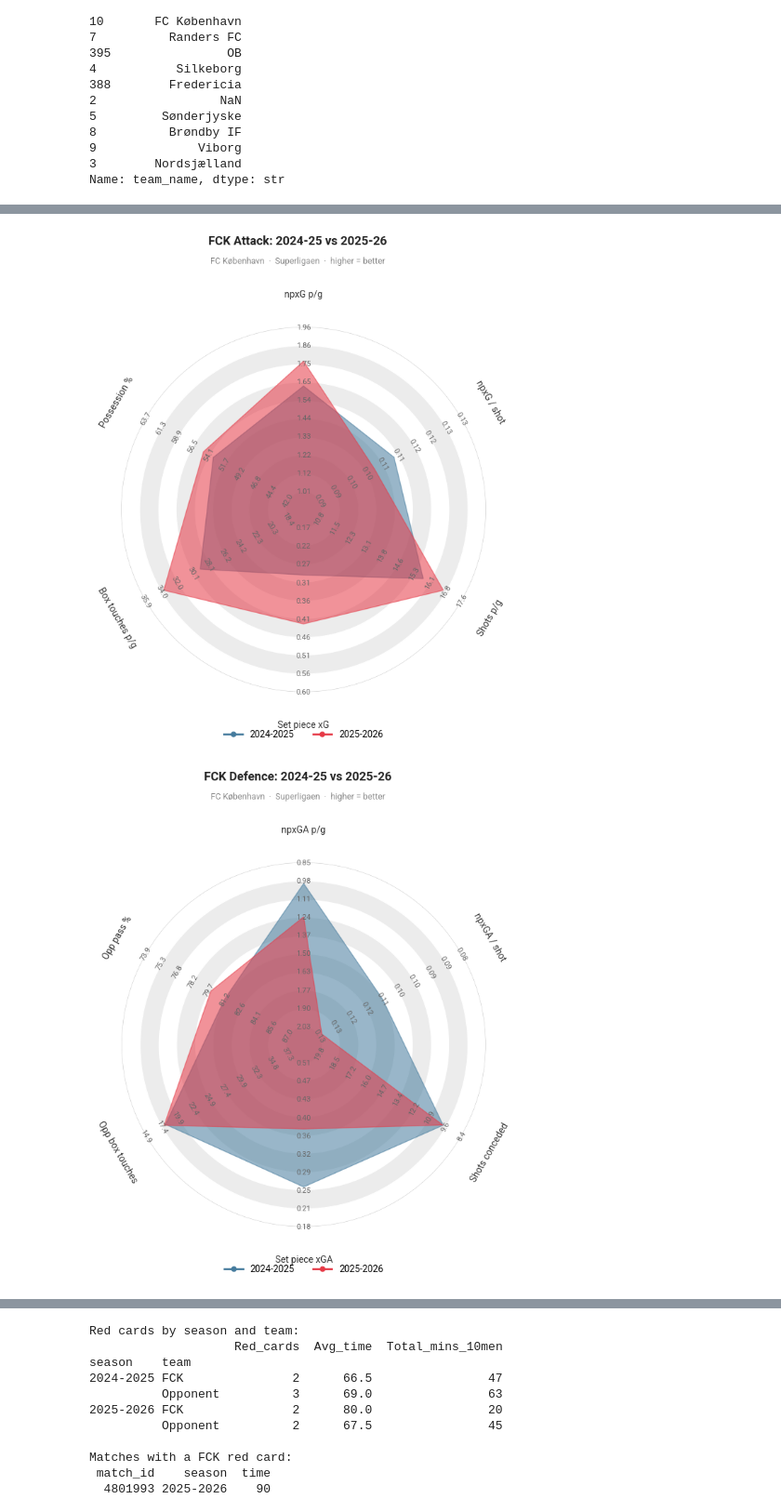
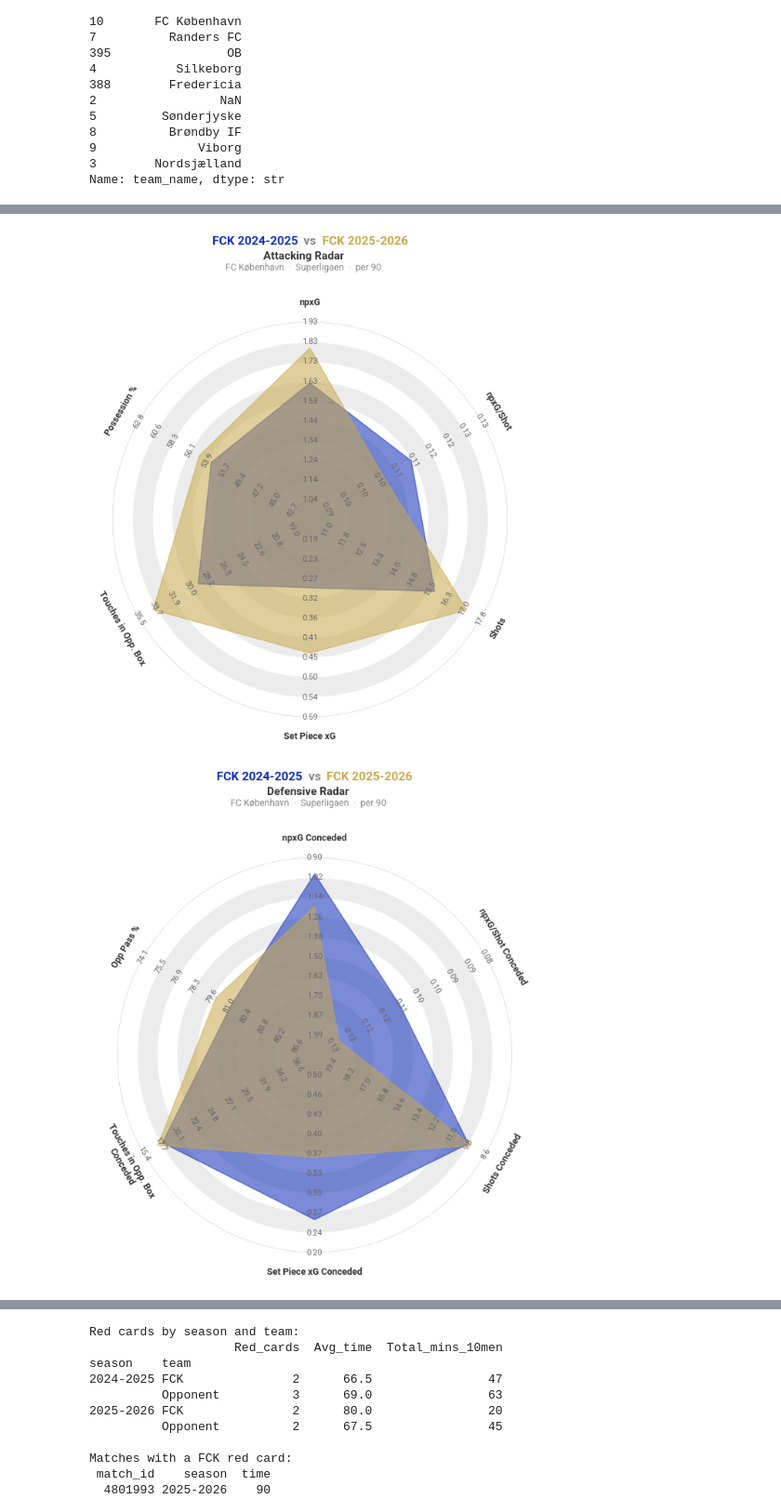
Before and after one commit to louis-porter/algobetting, a Jupyter notebook: analysis/fck_fall/fck_analysis.ipynb, the cells around one changed output, grey strips where cells are left out. Shown at 93% size. Saved outputs shown, nothing was run; the diff lists cells and outputs as text; code cells hidden in the pictures.

```diff
--- a/analysis/fck_fall/fck_analysis.ipynb
+++ b/analysis/fck_fall/fck_analysis.ipynb
@@ -292,6 +292,30 @@ pens = pd.read_sql("""
       AND (home_team = 8391 OR away_team = 8391)
 """, conn)
 
+# Total xG for FCK (including penalties)
+xg_fck = pd.read_sql("""
+    SELECT match_id,
+           SUM(expectedGoals) AS xg_for
+    FROM shots
+    WHERE league_id = 'Superligaen'
+      AND teamId = 8391
+    GROUP BY match_id
+""", conn)
+
+# Total xG against FCK (including penalties)
+xg_opp = pd.read_sql("""
+    SELECT match_id,
+           SUM(expectedGoals) AS xg_against
+    FROM shots
+    WHERE league_id = 'Superligaen'
+      AND teamId != 8391
+      AND match_id IN (
+            SELECT DISTINCT match_id FROM shots
+            WHERE teamId = 8391 AND league_id = 'Superligaen'
+          )
+    GROUP BY match_id
+""", conn)
+
 conn.close()
 
 # Coerce text columns
@@ -303,9 +327,12 @@ df = (npshots_fck
       .merge(npshots_opp, on='match_id', how='left')
       .merge(goals,       on='match_id', how='left')
       .merge(ms,          on='match_id', how='left')
-      .merge(pens,        on='match_id', how='left'))
+      .merge(pens,        on='match_id', how='left')
+      .merge(xg_fck,      on='match_id', how='left')
+      .merge(xg_opp,      on='match_id', how='left'))
 
 # ── Derived metrics ───────────────────────────────────────────────────────────
+df['xgd']                  = df['xg_for']        - df['xg_against']
 df['npxgd']                = df['npxg_for']      - df['npxg_against']
 df['goals_minus_npxg']     = df['goals_for']     - df['npxg_for']
 df['ga_minus_npxga']       = df['goals_against'] - df['npxg_against']
@@ -319,6 +346,9 @@ df['goals_minus_psxg_ag']  = df['goals_against'] - df['psxg_against']
 # ── Season averages ───────────────────────────────────────────────────────────
 comp = df.groupby('season').agg(
     Games               = ('match_id',             'count'),
+    xG_for              = ('xg_for',              'mean'),
+    xGA                 = ('xg_against',          'mean'),
+    xGD                 = ('xgd',                 'mean'),
     npxG_for            = ('npxg_for',             'mean'),
     npxGA               = ('npxg_against',          'mean'),
     npxGD               = ('npxgd',                'mean'),
@@ -509,23 +543,27 @@ comp
 # %%
 from viz.radar_chart import make_radar
 
 make_radar(
     comp=comp, metrics=ATTACK_METRICS,
     season_a=s24, season_b=s25,
-    title='FCK Attack: 2024-25 vs 2025-26',
-    subtitle='FC København  ·  Superligaen  ·  higher = better',
+    label_a=f'FCK {s24}', label_b=f'FCK {s25}',
+    team_a='FC København', team_b='FC København',
+    title='Attacking Radar',
+    subtitle=f'FC København  ·  Superligaen  ·  per 90',
     league_df=league_stats,
     save_path='fck_radar_attack.png',
 )
 
 make_radar(
     comp=comp, metrics=DEFENCE_METRICS,
     season_a=s24, season_b=s25,
-    title='FCK Defence: 2024-25 vs 2025-26',
-    subtitle='FC København  ·  Superligaen  ·  higher = better',
+    label_a=f'FCK {s24}', label_b=f'FCK {s25}',
+    team_a='FC København', team_b='FC København',
+    title='Defensive Radar',
+    subtitle=f'FC København  ·  Superligaen  ·  per 90',
     league_df=league_stats,
     save_path='fck_radar_defence.png',
 )
 # %% [output]
-[figure, old version]
+[figure, new version]
-[figure, old version]
+[figure, new version]
```
Also changed, not shown: parts of 26 cells of this notebook, 42 other files.
